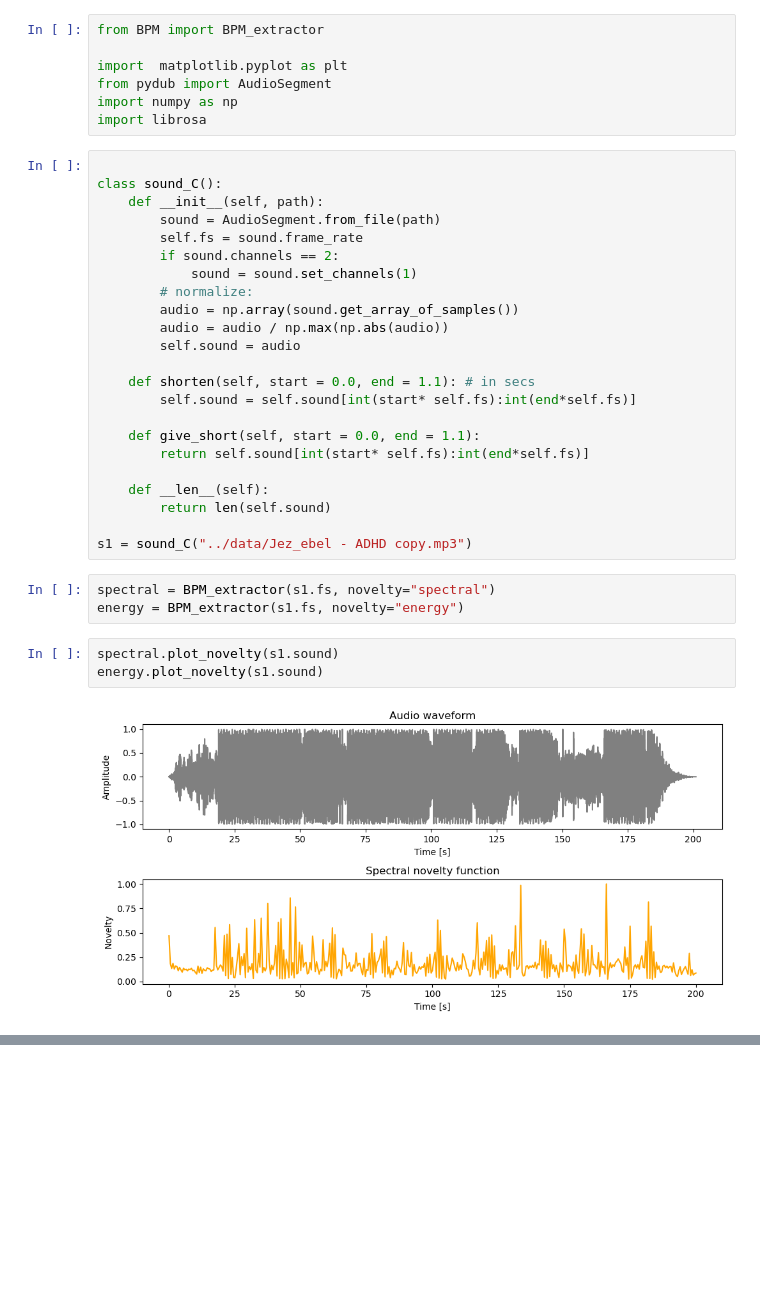
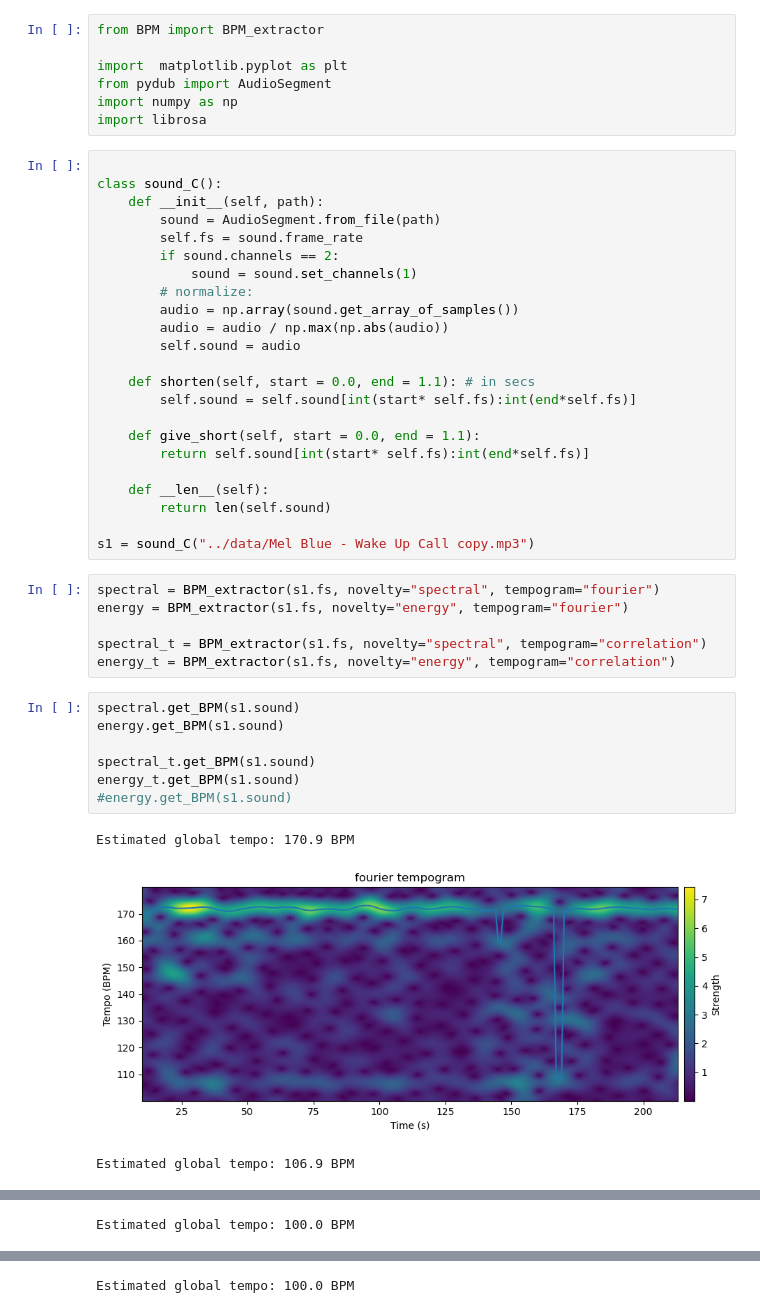
Before and after one commit to JarlSteph/Music_project, a Jupyter notebook: BPM extraction/main.ipynb, the cells around one changed output, grey strips where cells are left out. Saved outputs shown, nothing was run; the diff lists cells and outputs as text; blank space fills up the shorter version.

```diff
--- a/BPM extraction/main.ipynb
+++ b/BPM extraction/main.ipynb
@@ -27,12 +27,21 @@ class sound_C():
     def __len__(self):
         return len(self.sound)
 
-s1 = sound_C("../data/Jez_ebel - ADHD copy.mp3")
+s1 = sound_C("../data/Mel Blue - Wake Up Call copy.mp3")
 # %%
-spectral = BPM_extractor(s1.fs, novelty="spectral")
-energy = BPM_extractor(s1.fs, novelty="energy")
+spectral = BPM_extractor(s1.fs, novelty="spectral", tempogram="fourier")
+energy = BPM_extractor(s1.fs, novelty="energy", tempogram="fourier")
+
+spectral_t = BPM_extractor(s1.fs, novelty="spectral", tempogram="correlation")
+energy_t = BPM_extractor(s1.fs, novelty="energy", tempogram="correlation")
 # %%
-spectral.plot_novelty(s1.sound)
-energy.plot_novelty(s1.sound)
+spectral.get_BPM(s1.sound)
+energy.get_BPM(s1.sound)
+
+spectral_t.get_BPM(s1.sound)
+energy_t.get_BPM(s1.sound)
+#energy.get_BPM(s1.sound)
 # %% [output]
+Estimated global tempo: 170.9 BPM
-[figure, old version]
+[figure, new version]
+Estimated global tempo: 106.9 BPM
@@ -39,0 +49 @@ energy.plot_novelty(s1.sound)
+Estimated global tempo: 100.0 BPM
@@ -39,0 +51 @@ energy.plot_novelty(s1.sound)
+Estimated global tempo: 100.0 BPM
```
Also changed, not shown: parts of 1 cell of this notebook, 27 other files.
